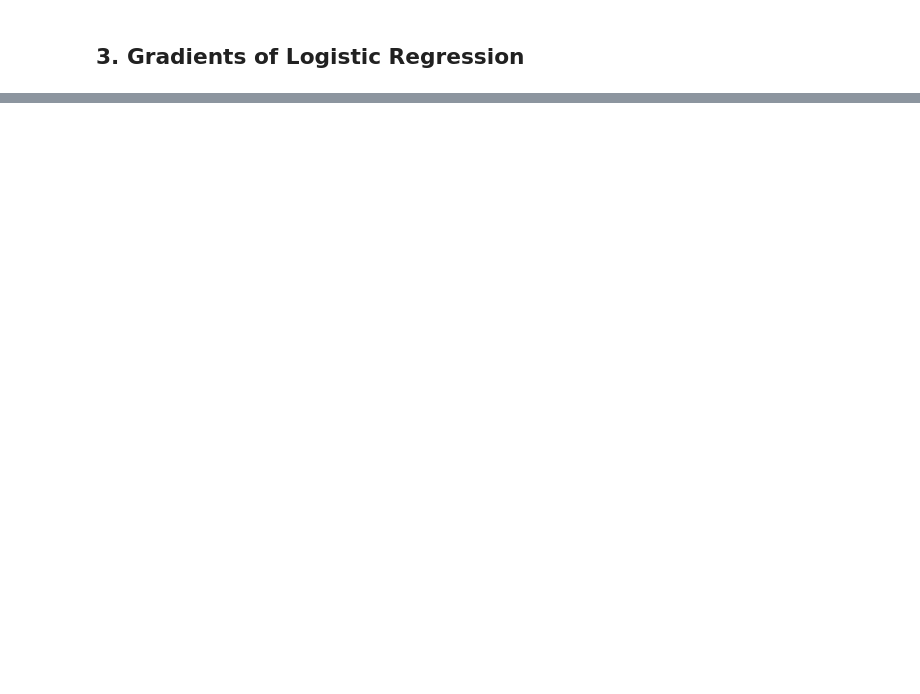
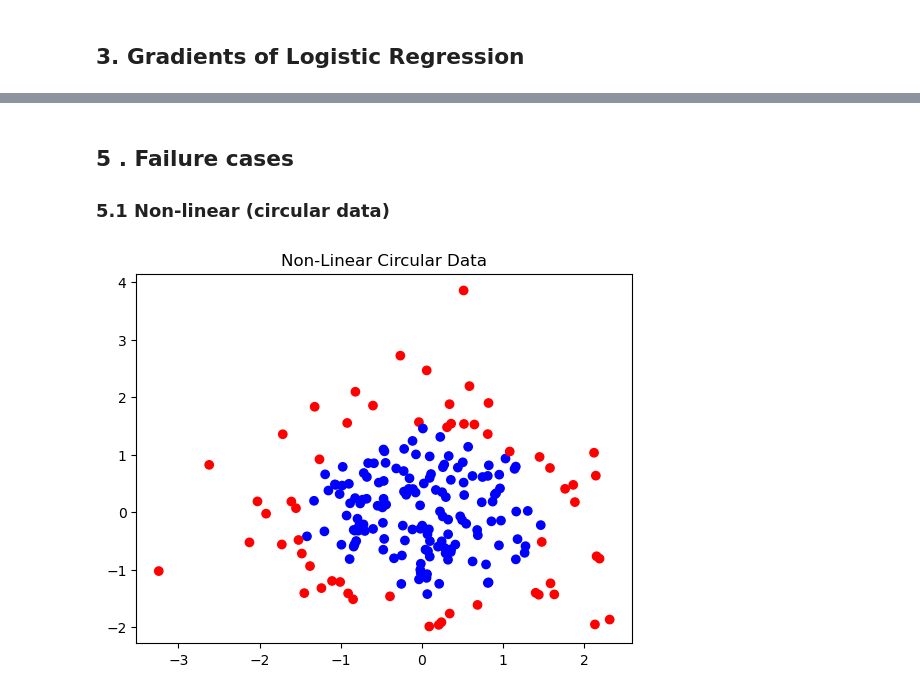
Before and after one commit to Suyog-16/ml-dl-from-scratch, a Jupyter notebook: Machine Learning Algorithms/logistic_regression.ipynb, the cells around one changed output, grey strips where cells are left out. Drawn from its saved outputs; the diff is of its cells as text; code cells hidden in the pictures; blank space fills up the shorter version.

Commit message:
add failure cases

```diff
--- a/Machine Learning Algorithms/logistic_regression.ipynb
+++ b/Machine Learning Algorithms/logistic_regression.ipynb
@@ -47,0 +95,19 @@ We can see a lot of saddle points in MSE, which will cause problems in optimizat
+# %%
+import numpy as np
+import matplotlib.pyplot as plt
+
+# --- Create 2D data ---
+np.random.seed(42)
+n = 200
+
+# Class 0: centered at (-2, -2)
+X0 = np.random.randn(n//2, 2) - 2
+y0 = np.zeros((n//2, 1))
+
+# Class 1: centered at (2, 2)
+X1 = np.random.randn(n//2, 2) + 2
+y1 = np.ones((n//2, 1))
+
+# Combine
+X = np.concatenate([X0, X1], axis=0)
+y = np.concatenate([y0, y1], axis=0)
@@ -47,0 +183,23 @@ We can see a lot of saddle points in MSE, which will cause problems in optimizat
+# %% [markdown]
+## 5 . Failure cases
+### 5.1 Non-linear (circular data)
+# %%
+def make_circular_data(n=200):
+    np.random.seed(42)
+
+    X = np.random.randn(n,2)
+
+    radius = np.sqrt(X[:,0]**2 + X[:,1]**2)
+
+    y = (radius > 1.5).astype(int).reshape(-1,1)
+
+    return X, y
+
+
+X, y = make_circular_data()
+
+plt.scatter(X[:,0], X[:,1], c=y.ravel(),cmap="bwr")
+plt.title("Non-Linear Circular Data")
+plt.show()
+# %% [output]
+[figure, added]
```
Also changed, not shown: parts of 29 cells of this notebook.
